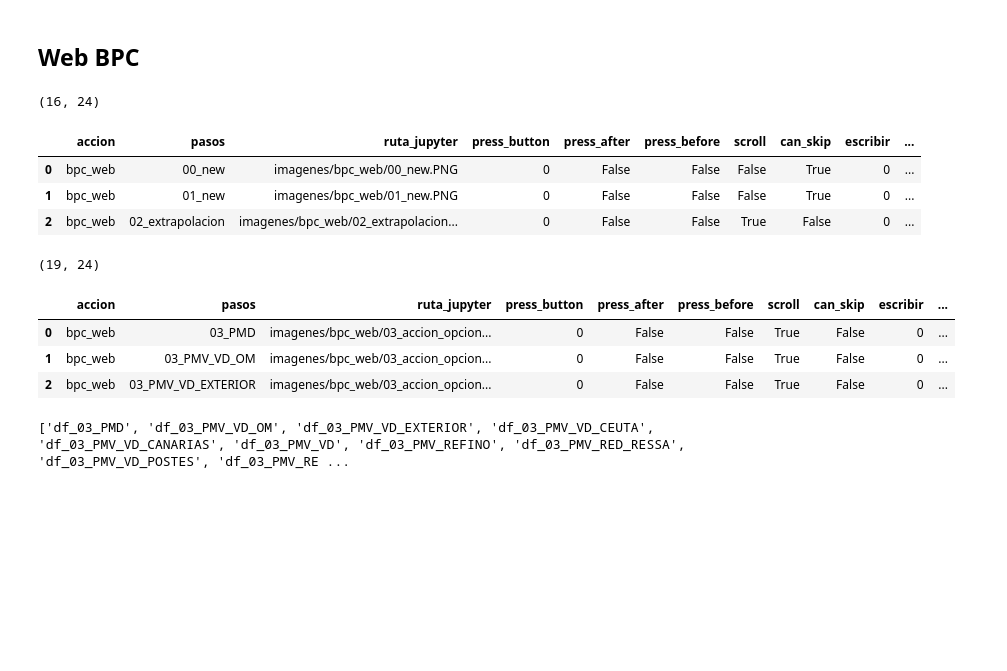
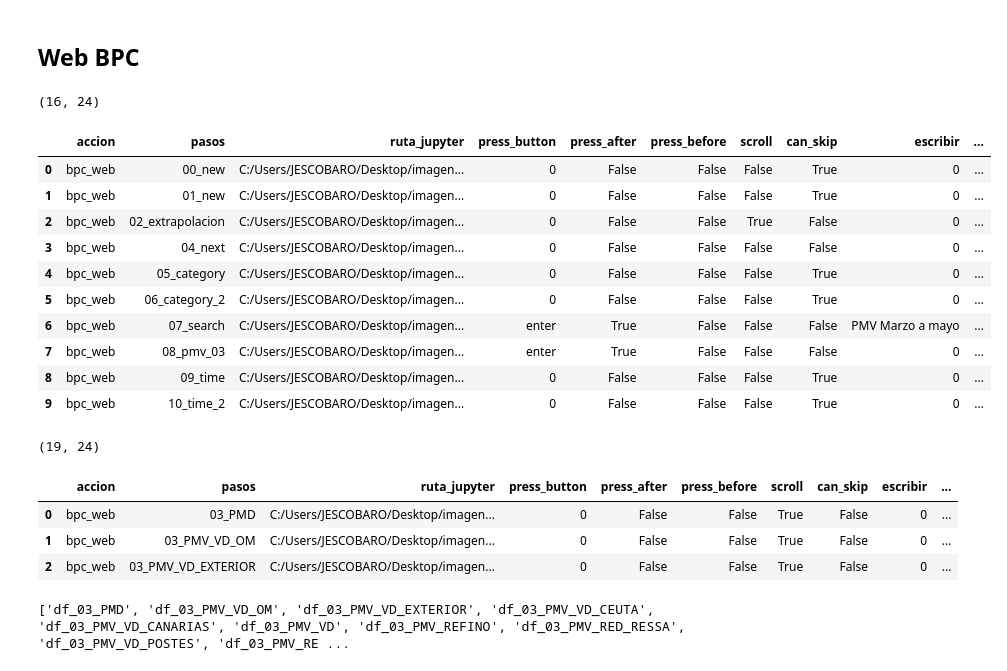
Before and after one commit to JavierEscobarOrtiz/Workingon, a Jupyter notebook: 00 - PILOTAGE/PILOTAGE PDS/RPA_PDS_Pyautogui.ipynb, the cells around one changed output. Saved outputs shown, nothing was run; the diff lists cells and outputs as text; code cells hidden in the pictures; blank space fills up the shorter version.

```diff
--- a/00 - PILOTAGE/PILOTAGE PDS/RPA_PDS_Pyautogui.ipynb
+++ b/00 - PILOTAGE/PILOTAGE PDS/RPA_PDS_Pyautogui.ipynb
@@ -244,8 +244,8 @@ End time: 15-09-2021 11:31:53
 # %% [markdown]
 ## Web BPC
 # %%
-directorio = r'C:\Users\JESCOBARO\00 - PILOTAGE\PILOTAGE PDS\imagenes\bpc_web'
-ruta_jupyter = r'imagenes/bpc_web/'
+directorio = r'C:\Users\JESCOBARO\Desktop\imagenes\bpc_web'
+ruta_jupyter = r'C:/Users/JESCOBARO/Desktop/imagenes/bpc_web/'
 accion = 'bpc_web'
 
 # Cantidad de archivos (filas del df)
@@ -254,7 +254,7 @@ with os.scandir(directorio) as ficheros:
 num_filas = len(contenido)
 
 # Varibales
-pmv = "PMV Febrero a abril"
+pmv = "PMV Marzo a mayo"
 año = "YEAR 2022"
 
 # Diccionarios
@@ -266,41 +266,48 @@ dict_actions = {"press_button": [(6, "enter"), (7, "enter"), (10, "enter"), (11,
                 "press_before": [],
                 "press_after": [(6, True), (7, True), (10, True), (11, True)],
                 "scroll": [(2, True)],
                 "can_skip": [(0, True), (1, True), (4, True), (5, True), (8, True), (9, True)],
                 "escribir": [(6, pmv), (10, año)],
                 "click_button": [],
                 "n_clicks": [(3, 2), (12, 2)],
                 "sleep": [],
                 "drag": [],
                 "drag_to_x": [],
                 "drag_to_y": [],
                 "drag_seconds": [],
                 "drag_button": [],
                 "go_to_location": [],
                 "loc_x": [],
                 "loc_y": [],
                 "confidence": [(x, 0.90) for x in range(num_filas)],
                 "grayscale": []
                }
 
 df_web_tipo = rpa_pds.cargar_acciones(directorio = directorio,
                                      ruta_jupyter = ruta_jupyter,
                                      accion = accion,
                                      input_pmv = input_pmv,
                                      dict_actions = dict_actions)
 print(df_web_tipo.shape)
-df_web_tipo.head(3)
+df_web_tipo.head(10)
 # df_web_tipo
 # %% [output]
 (16, 24)
 |  | accion | pasos | ruta_jupyter | press_button | press_after | press_before | scroll | can_skip | escribir | ... |
-| 0 | bpc_web | 00_new | imagenes/bpc_web/00_new.PNG | 0 | False | False | False | True | 0 | ... |
-| 1 | bpc_web | 01_new | imagenes/bpc_web/01_new.PNG | 0 | False | False | False | True | 0 | ... |
-| 2 | bpc_web | 02_extrapolacion | imagenes/bpc_web/02_extrapolacion... | 0 | False | False | True | False | 0 | ... |
+| 0 | bpc_web | 00_new | C:/Users/JESCOBARO/Desktop/imagen... | 0 | False | False | False | True | 0 | ... |
+| 1 | bpc_web | 01_new | C:/Users/JESCOBARO/Desktop/imagen... | 0 | False | False | False | True | 0 | ... |
+| 2 | bpc_web | 02_extrapolacion | C:/Users/JESCOBARO/Desktop/imagen... | 0 | False | False | True | False | 0 | ... |
+| 3 | bpc_web | 04_next | C:/Users/JESCOBARO/Desktop/imagen... | 0 | False | False | False | False | 0 | ... |
+| 4 | bpc_web | 05_category | C:/Users/JESCOBARO/Desktop/imagen... | 0 | False | False | False | True | 0 | ... |
+| 5 | bpc_web | 06_category_2 | C:/Users/JESCOBARO/Desktop/imagen... | 0 | False | False | False | True | 0 | ... |
+| 6 | bpc_web | 07_search | C:/Users/JESCOBARO/Desktop/imagen... | enter | True | False | False | False | PMV Marzo a mayo | ... |
+| 7 | bpc_web | 08_pmv_03 | C:/Users/JESCOBARO/Desktop/imagen... | enter | True | False | False | False | 0 | ... |
+| 8 | bpc_web | 09_time | C:/Users/JESCOBARO/Desktop/imagen... | 0 | False | False | False | True | 0 | ... |
+| 9 | bpc_web | 10_time_2 | C:/Users/JESCOBARO/Desktop/imagen... | 0 | False | False | False | True | 0 | ... |
 # %%
 # Generar df con cada accion del paso 03
-directorio = r'C:\Users\JESCOBARO\00 - PILOTAGE\PILOTAGE PDS\imagenes\bpc_web\03_accion_opciones'
-ruta_jupyter = r'imagenes/bpc_web/03_accion_opciones/'
+directorio = r'C:\Users\JESCOBARO\Desktop\imagenes\bpc_web\03_accion_opciones'
+ruta_jupyter = r'C:/Users/JESCOBARO/Desktop/imagenes/bpc_web/03_accion_opciones/'
 accion = 'bpc_web'
 
 # Cantidad de archivos
@@ -341,9 +348,9 @@ df_web_accion.head(3)
 # %% [output]
 (19, 24)
 |  | accion | pasos | ruta_jupyter | press_button | press_after | press_before | scroll | can_skip | escribir | ... |
-| 0 | bpc_web | 03_PMD | imagenes/bpc_web/03_accion_opcion... | 0 | False | False | True | False | 0 | ... |
-| 1 | bpc_web | 03_PMV_VD_OM | imagenes/bpc_web/03_accion_opcion... | 0 | False | False | True | False | 0 | ... |
-| 2 | bpc_web | 03_PMV_VD_EXTERIOR | imagenes/bpc_web/03_accion_opcion... | 0 | False | False | True | False | 0 | ... |
+| 0 | bpc_web | 03_PMD | C:/Users/JESCOBARO/Desktop/imagen... | 0 | False | False | True | False | 0 | ... |
+| 1 | bpc_web | 03_PMV_VD_OM | C:/Users/JESCOBARO/Desktop/imagen... | 0 | False | False | True | False | 0 | ... |
+| 2 | bpc_web | 03_PMV_VD_EXTERIOR | C:/Users/JESCOBARO/Desktop/imagen... | 0 | False | False | True | False | 0 | ... |
 # %%
 # Genero lista con dfs incluyendo los pasos 3 correspondientes
 
```
Also changed, not shown: parts of 1 cell of this notebook.
